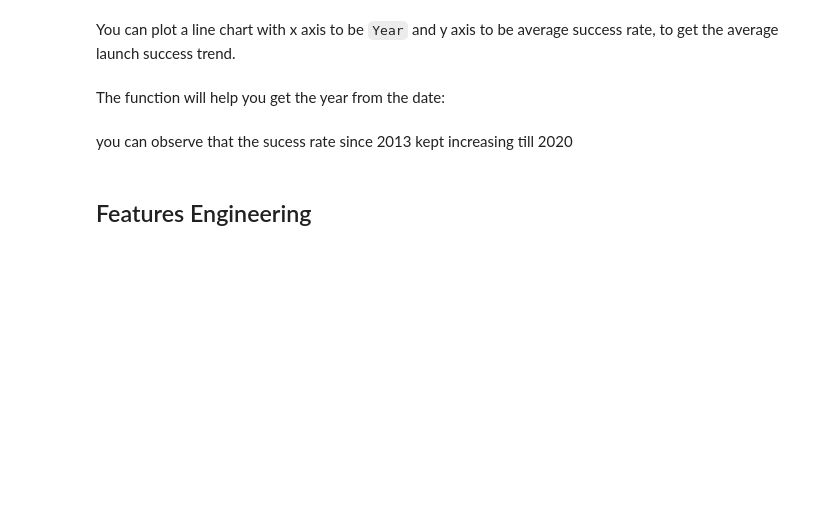
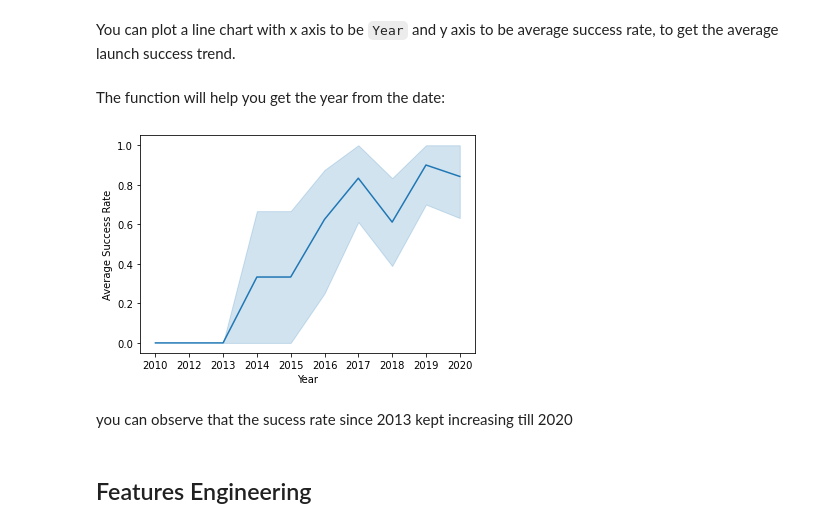
Before and after one commit to joelsmith11/CapstoneProject, a Jupyter notebook: Exploratory Data Analysis with DataViz.ipynb, the cells around one changed output. Drawn from its saved outputs; the diff is of its cells as text; code cells hidden in the pictures; blank space fills up the shorter version.

```diff
--- a/Exploratory Data Analysis with DataViz.ipynb
+++ b/Exploratory Data Analysis with DataViz.ipynb
@@ -171,7 +171,14 @@ def Extract_year(date):
     return year
 # %%
 # Plot a line chart with x axis to be the extracted year and y axis to be the success rate
-df_grouped2 = df.groupby()
+df['Year'] = df['Date'].apply(lambda s: s.split('-')[0])
+bb = df[['Year', 'Class']].groupby('Year').mean().reset_index()
+sns.lineplot(x='Year', y='Class', data=df)
+plt.xlabel('Year')
+plt.ylabel('Average Success Rate')
+plt.show()
+# %% [output]
+[figure, added]
 # %% [markdown]
 you can observe that the sucess rate since 2013 kept increasing till 2020
 # %% [markdown]
```
Also changed, not shown: parts of 5 cells of this notebook.
